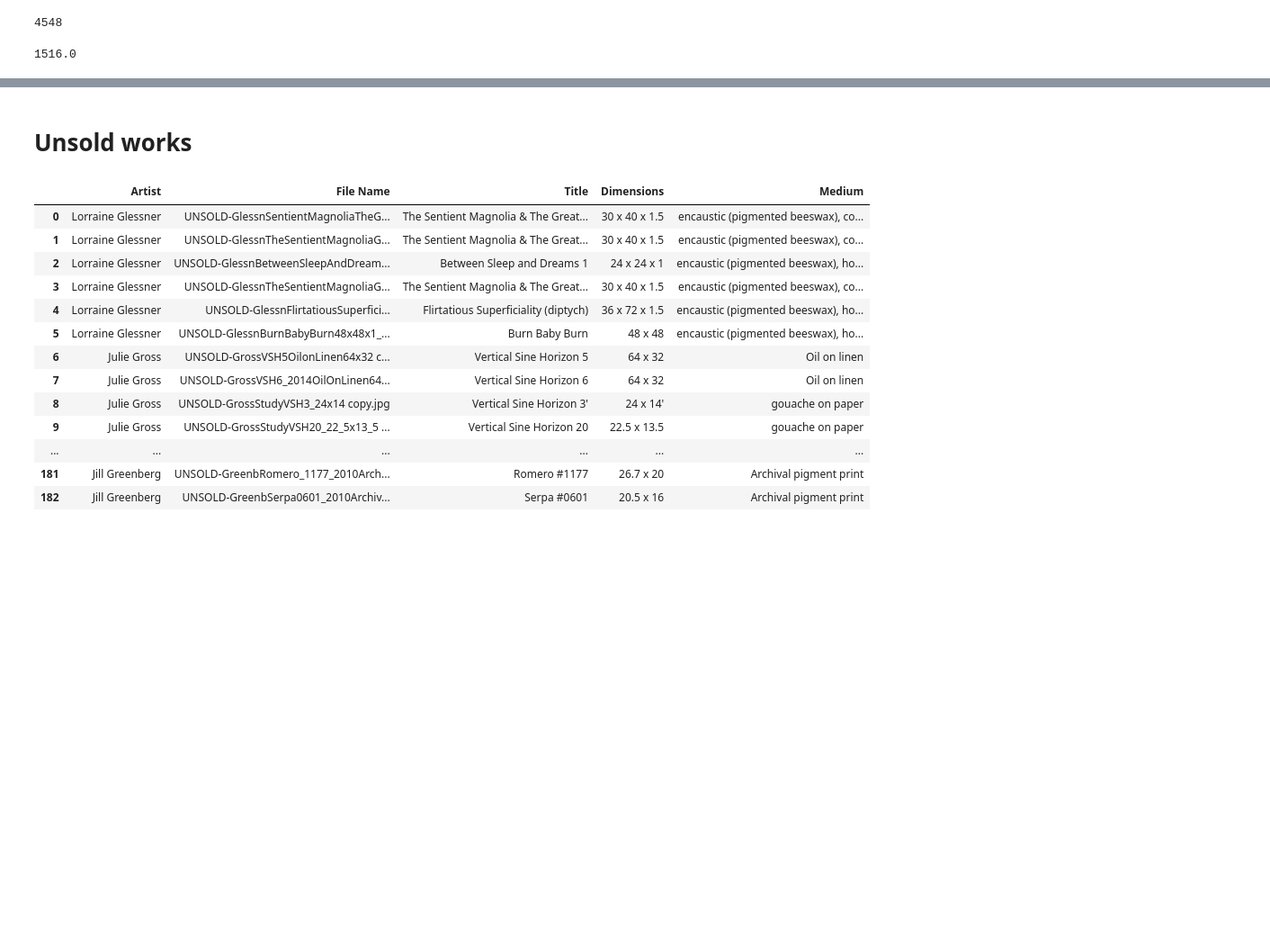
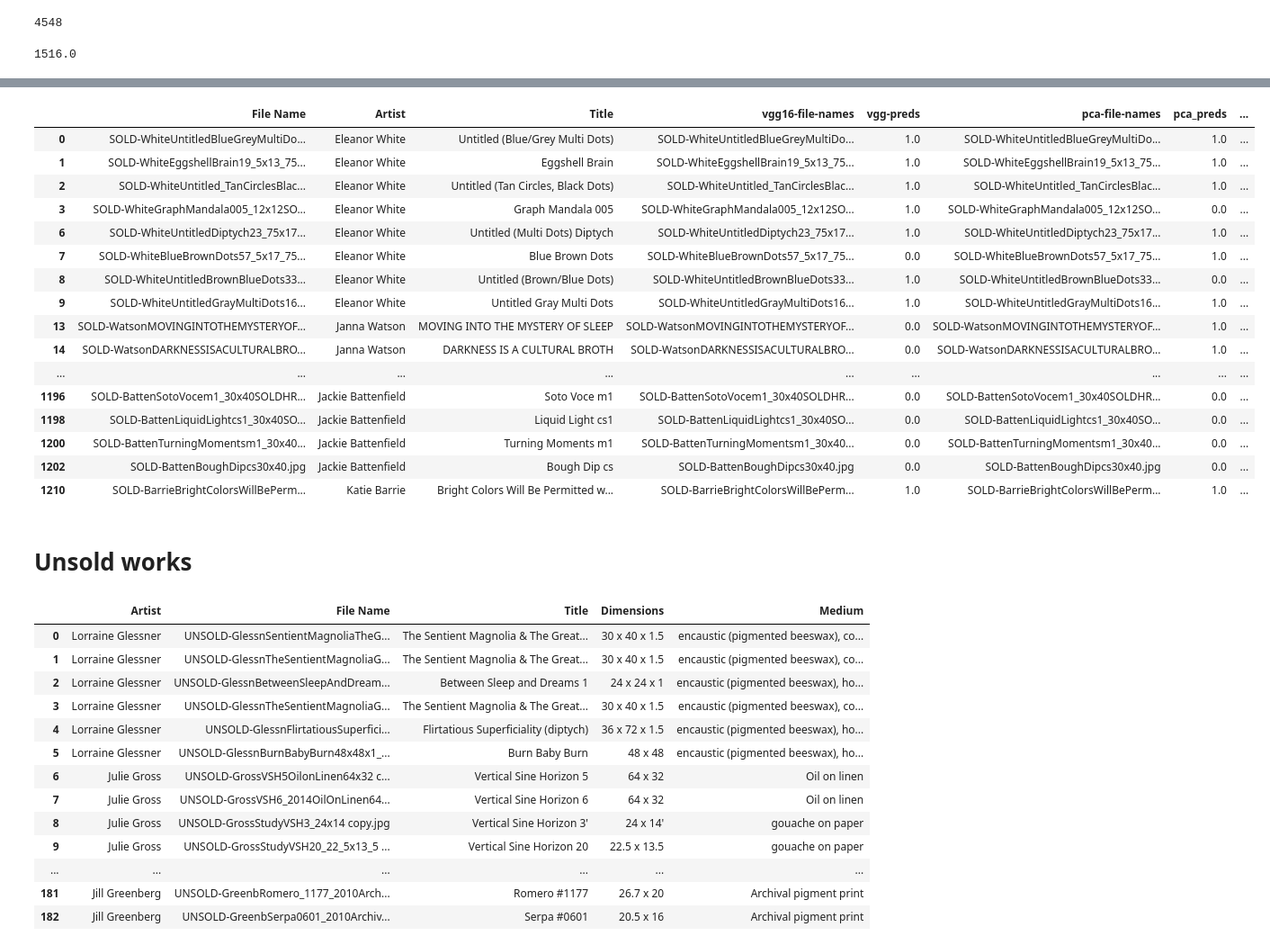
Before and after one commit to aulorbe/What-Makes-Art-Sell, a Jupyter notebook: Combingin-dfs.ipynb, the cells around one changed output, grey strips where cells are left out. Shown at 90% size. Cells and saved outputs as stored; diff of their text form; code cells hidden in the pictures; blank space fills up the shorter version.

```diff
--- a/Combingin-dfs.ipynb
+++ b/Combingin-dfs.ipynb
@@ -483,3 +508,25 @@ max(areas)
+# %%
+pd.set_option('display.max_colwidth', -1)
+
+sold_works_mapping_df
+# %% [output]
+|  | File Name | Artist | Title | vgg16-file-names | vgg-preds | pca-file-names | pca_preds | ... |
+| 0 | SOLD-WhiteUntitledBlueGreyMultiDo... | Eleanor White | Untitled (Blue/Grey Multi Dots) | SOLD-WhiteUntitledBlueGreyMultiDo... | 1.0 | SOLD-WhiteUntitledBlueGreyMultiDo... | 1.0 | ... |
+| 1 | SOLD-WhiteEggshellBrain19_5x13_75... | Eleanor White | Eggshell Brain | SOLD-WhiteEggshellBrain19_5x13_75... | 1.0 | SOLD-WhiteEggshellBrain19_5x13_75... | 1.0 | ... |
+| 2 | SOLD-WhiteUntitled_TanCirclesBlac... | Eleanor White | Untitled (Tan Circles, Black Dots) | SOLD-WhiteUntitled_TanCirclesBlac... | 1.0 | SOLD-WhiteUntitled_TanCirclesBlac... | 1.0 | ... |
+| 3 | SOLD-WhiteGraphMandala005_12x12SO... | Eleanor White | Graph Mandala 005 | SOLD-WhiteGraphMandala005_12x12SO... | 1.0 | SOLD-WhiteGraphMandala005_12x12SO... | 0.0 | ... |
+| 6 | SOLD-WhiteUntitledDiptych23_75x17... | Eleanor White | Untitled (Multi Dots) Diptych | SOLD-WhiteUntitledDiptych23_75x17... | 1.0 | SOLD-WhiteUntitledDiptych23_75x17... | 1.0 | ... |
+| 7 | SOLD-WhiteBlueBrownDots57_5x17_75... | Eleanor White | Blue Brown Dots | SOLD-WhiteBlueBrownDots57_5x17_75... | 0.0 | SOLD-WhiteBlueBrownDots57_5x17_75... | 1.0 | ... |
+| 8 | SOLD-WhiteUntitledBrownBlueDots33... | Eleanor White | Untitled (Brown/Blue Dots) | SOLD-WhiteUntitledBrownBlueDots33... | 1.0 | SOLD-WhiteUntitledBrownBlueDots33... | 0.0 | ... |
+| 9 | SOLD-WhiteUntitledGrayMultiDots16... | Eleanor White | Untitled Gray Multi Dots | SOLD-WhiteUntitledGrayMultiDots16... | 1.0 | SOLD-WhiteUntitledGrayMultiDots16... | 1.0 | ... |
+| 13 | SOLD-WatsonMOVINGINTOTHEMYSTERYOF... | Janna Watson | MOVING INTO THE MYSTERY OF SLEEP | SOLD-WatsonMOVINGINTOTHEMYSTERYOF... | 0.0 | SOLD-WatsonMOVINGINTOTHEMYSTERYOF... | 1.0 | ... |
+| 14 | SOLD-WatsonDARKNESSISACULTURALBRO... | Janna Watson | DARKNESS IS A CULTURAL BROTH | SOLD-WatsonDARKNESSISACULTURALBRO... | 0.0 | SOLD-WatsonDARKNESSISACULTURALBRO... | 1.0 | ... |
+| ... | ... | ... | ... | ... | ... | ... | ... | ... |
+| 1196 | SOLD-BattenSotoVocem1_30x40SOLDHR... | Jackie Battenfield | Soto Voce m1 | SOLD-BattenSotoVocem1_30x40SOLDHR... | 0.0 | SOLD-BattenSotoVocem1_30x40SOLDHR... | 0.0 | ... |
+| 1198 | SOLD-BattenLiquidLightcs1_30x40SO... | Jackie Battenfield | Liquid Light cs1 | SOLD-BattenLiquidLightcs1_30x40SO... | 0.0 | SOLD-BattenLiquidLightcs1_30x40SO... | 0.0 | ... |
+| 1200 | SOLD-BattenTurningMomentsm1_30x40... | Jackie Battenfield | Turning Moments m1 | SOLD-BattenTurningMomentsm1_30x40... | 0.0 | SOLD-BattenTurningMomentsm1_30x40... | 0.0 | ... |
+| 1202 | SOLD-BattenBoughDipcs30x40.jpg | Jackie Battenfield | Bough Dip cs | SOLD-BattenBoughDipcs30x40.jpg | 0.0 | SOLD-BattenBoughDipcs30x40.jpg | 0.0 | ... |
+| 1210 | SOLD-BarrieBrightColorsWillBePerm... | Katie Barrie | Bright Colors Will Be Permitted w... | SOLD-BarrieBrightColorsWillBePerm... | 1.0 | SOLD-BarrieBrightColorsWillBePerm... | 1.0 | ... |
 # %%
 # sold_works_mapping_df.to_csv('sold_works_df')
 # %% [markdown]
```
Also changed, not shown: parts of 7 cells of this notebook.
